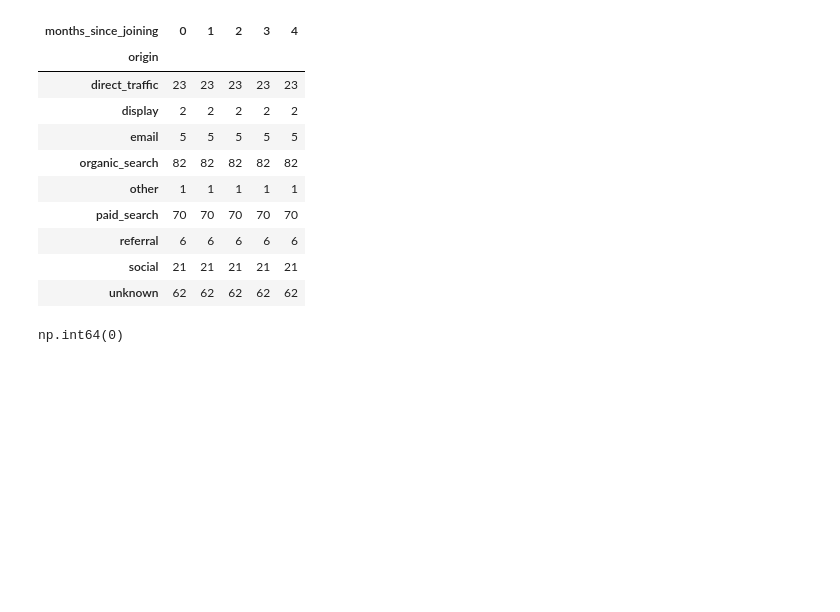
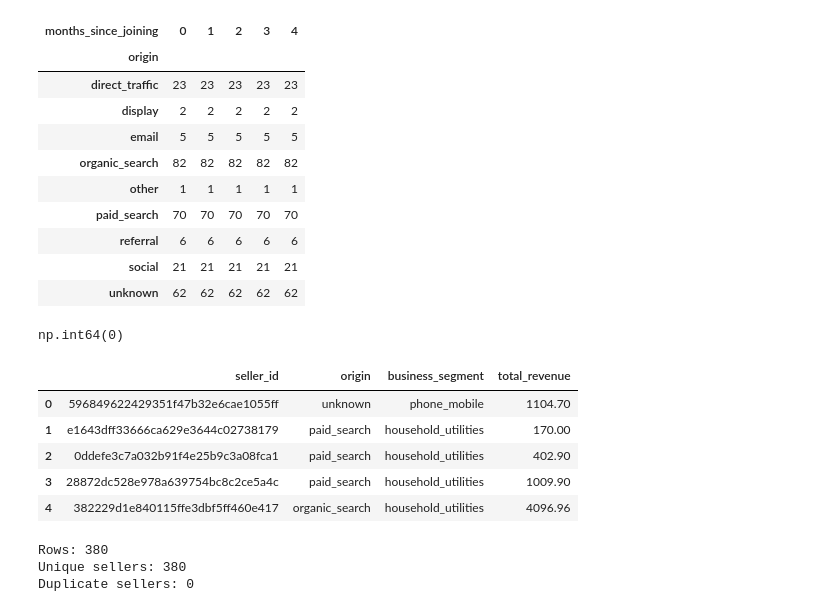
Before and after one commit to cenithamal/seller-acquisition-cac-ltv, a Jupyter notebook: notebooks/01_explore_data.ipynb, the cells around one changed output. Cells and saved outputs as stored; diff of their text form; code cells hidden in the pictures; blank space fills up the shorter version.

```diff
--- a/notebooks/01_explore_data.ipynb
+++ b/notebooks/01_explore_data.ipynb
@@ -656,0 +668,44 @@ np.int64(0)
+# %%
+query = """
+WITH seller_revenue AS (
+    SELECT
+        seller_id,
+        origin,
+        SUM(price) AS total_revenue
+    FROM seller_channel_revenue
+    GROUP BY
+        seller_id,
+        origin
+)
+
+SELECT
+    sr.seller_id,
+    sr.origin,
+    COALESCE(rd.business_segment, 'unknown') AS business_segment,
+    sr.total_revenue
+FROM seller_revenue AS sr
+LEFT JOIN raw_deal AS rd
+    ON sr.seller_id = rd.seller_id
+"""
+
+seller_level_df = pd.read_sql(query, engine)
+
+seller_level_df.head()
+# %% [output]
+|  | seller_id | origin | business_segment | total_revenue |
+| 0 | 596849622429351f47b32e6cae1055ff | unknown | phone_mobile | 1104.70 |
+| 1 | e1643dff33666ca629e3644c02738179 | paid_search | household_utilities | 170.00 |
+| 2 | 0ddefe3c7a032b91f4e25b9c3a08fca1 | paid_search | household_utilities | 402.90 |
+| 3 | 28872dc528e978a639754bc8c2ce5a4c | paid_search | household_utilities | 1009.90 |
+| 4 | 382229d1e840115ffe3dbf5ff460e417 | organic_search | household_utilities | 4096.96 |
+# %%
+print("Rows:", len(seller_level_df))
+print("Unique sellers:", seller_level_df["seller_id"].nunique())
+print(
+    "Duplicate sellers:",
+    seller_level_df["seller_id"].duplicated().sum()
+)
+# %% [output]
+Rows: 380
+Unique sellers: 380
+Duplicate sellers: 0
```
Also changed, not shown: parts of 8 cells of this notebook, 1 other file.
